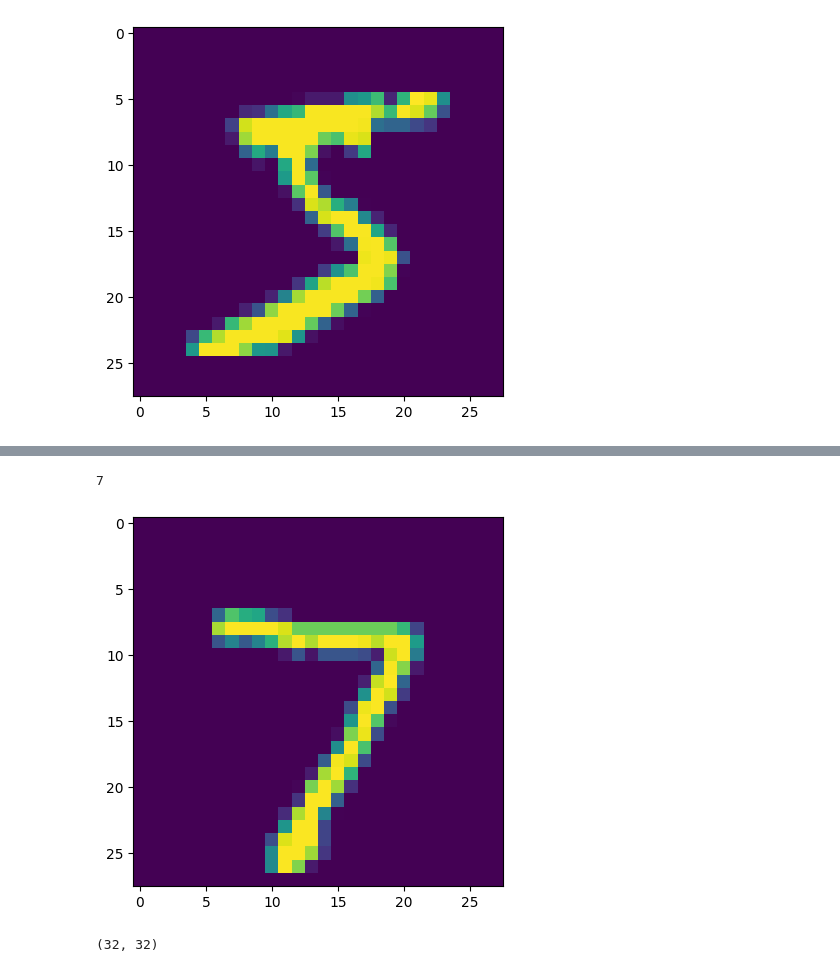
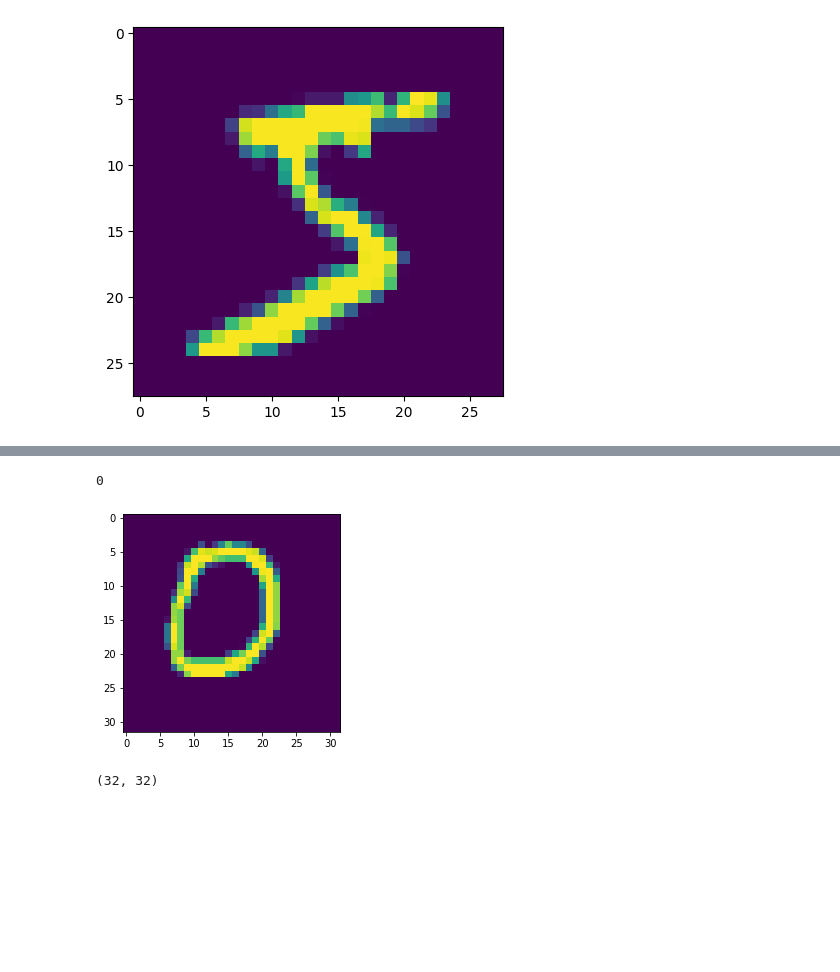
Before and after one commit to grussdorian/mini-project, a Jupyter notebook: models/digit_classifier.ipynb, the cells around one changed output, grey strips where cells are left out. Saved outputs shown, nothing was run; the diff lists cells and outputs as text; code cells hidden in the pictures; blank space fills up the shorter version.

```diff
--- a/models/digit_classifier.ipynb
+++ b/models/digit_classifier.ipynb
@@ -23,0 +29,9 @@ mnist
+# %%
+x_test = np.empty((10000, 32, 32))
+# %%
+
+for index in tqdm( range( len(x_train_temp))):
+  x_train[index] =  np.pad(x_train_temp[index], [(0, 4), (0, 4)], mode='constant')
+
+for index in tqdm( range( len(x_test_temp))):
+  x_test[index] =  np.pad(x_test_temp[index], [(0, 4), (0, 4)], mode='constant')
@@ -24,12 +48,12 @@ mnist
 # %%
-(x_train,y_train),(x_test,y_test) = mnist.load_data()
-x_train = keras.utils.normalize(x_train,axis=1)
-x_test = keras.utils.normalize(x_test,axis=1)
+
+# x_train = keras.utils.normalize(x_train,axis=1)
+# x_test = keras.utils.normalize(x_test,axis=1)
 
 model = keras.models.Sequential()
 model.add(keras.layers.Flatten())
-model.add(keras.layers.Dense(128,activation=tf.nn.relu))
-model.add(keras.layers.Dense(128,activation=tf.nn.relu))
+model.add(keras.layers.Dense(16,activation=tf.nn.relu))
+model.add(keras.layers.Dense(16,activation=tf.nn.relu))
 # output
 model.add(keras.layers.Dense(10,activation=tf.nn.softmax))
 
@@ -100,7 +240,7 @@ plt.imshow(x_train_new[0])
 <matplotlib.image.AxesImage at 0x...>
 [figure]
 # %%
-predictions = new_model.predict([x_test_new])
+predictions = model.predict([x_test])
 # model.predict([x_train[0]])
 predictions.shape
 # %% [output]
@@ -109,9 +248,10 @@ predictions.shape
 # %%
-plt.imshow(x_test_new[0])
-print(np.argmax(predictions[0]))
+index = 10
+plt.imshow(x_test[index])
+print(np.argmax(predictions[index]))
 # %% [output]
-7
+0
-[figure, old version]
+[figure, new version]
 # %%
 with open('../data/digit_7.bin', 'wb') as f:
     f.write(x_test_new[0])
```
Also changed, not shown: parts of 32 cells of this notebook, 4 other files.
